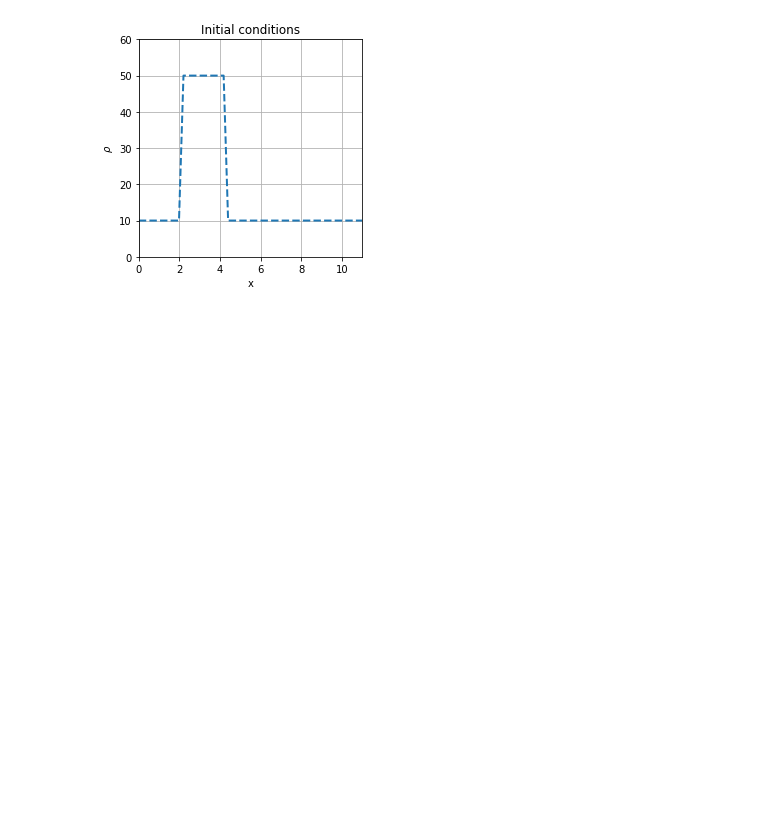
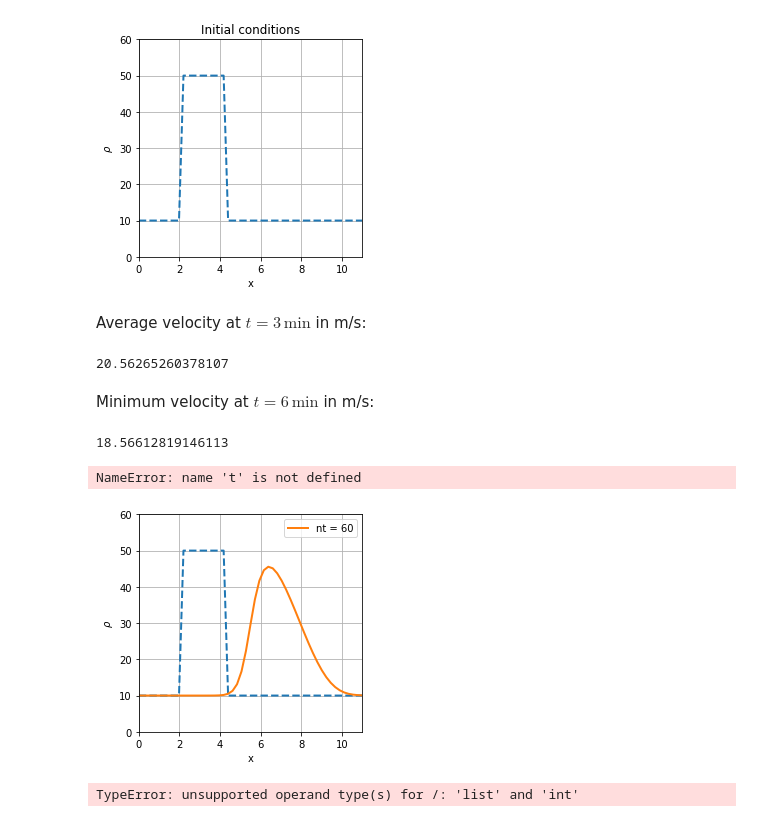
Before and after one commit to amhuertash/numerical-mooc, a Jupyter notebook: working/Untitled.ipynb, the cells around one changed output. Cells and saved outputs as stored; diff of their text form; code cells hidden in the pictures; blank space fills up the shorter version.

```diff
--- a/working/Untitled.ipynb
+++ b/working/Untitled.ipynb
@@ -1532,9 +1532,11 @@ vmax = 80 #km/h
 L = 11 #km
 rho_max = 250 #cars/km
 nx = 51 #number of spatial discrete points
-dt = 0.01 #hours, time-step size
+nt = 100
+dt = 0.001 #hours, time-step size
 dx = L/(nx -1) #Spatial grid size (km)
 
 x = numpy.linspace(0,L,nx)
 rho0 = numpy.ones(nx)*10
 rho0[10:20] = 50
+v0 = vmax*(1-rho0/rho_max)
@@ -1552,0 +1582,51 @@ pyplot.ylim(0.0, 60);
+# %% [markdown]
+Average velocity at $t=3\,\text{min}$ in m/s:
+# %%
+v = traffic_flow(rho0, dx, dt, (3/60), rho_max, vmax)
+vprom = (numpy.mean(v))/ 3.6
+print(vprom)
+# %% [output]
+20.56265260378107
+# %% [markdown]
+Minimum velocity at $t=6\,\text{min}$ in m/s:
+# %%
+v = traffic_flow(rho0, dx, dt, (6/60), rho_max, vmax)
+vmin = (numpy.min(v))/ 3.6
+print(vmin)
+# %% [output]
+18.56612819146113
+# %%
+#Compute the solution
+#rho_hist = [rho0.copy()]
+rho = rho0.copy()
+v = v0.copy()
+nt = t / dt
+for n in range (1,nt):
+    rho[1:] = rho[1:] - (dt/dx)*vmax*( 1 - 2*(rho[1:]/rho_max))*(rho[1:] - rho[:-1])
+    v = vmax*(1-rho/rho_max)
+    #rho_hist.append(rho.copy())
+
+#numpy.mean(v)/3.6
+v.min()/3.6
+# %% [output]
+NameError: name 't' is not defined
+# %%
+# Plot the solution after nt time steps
+# along with the initial conditions.
+pyplot.figure(figsize=(4.0, 4.0))
+pyplot.xlabel('x')
+pyplot.ylabel(r'$\rho$')
+pyplot.grid()
+pyplot.plot(x, rho0, color='C0', linestyle='--', linewidth=2)
+pyplot.plot(x, rho, label='nt = {}'.format(nt),
+            color='C1', linestyle='-', linewidth=2)
+pyplot.legend()
+pyplot.xlim(0.0, L)
+pyplot.ylim(0.0, 60);
+# %% [output]
+[figure, added]
+# %%
+#Calculate velocities
+v = vmax*(1-rho_hist/rho_max)
+# %% [output]
+TypeError: unsupported operand type(s) for /: 'list' and 'int'
```
Also changed, not shown: parts of 5 cells of this notebook.
